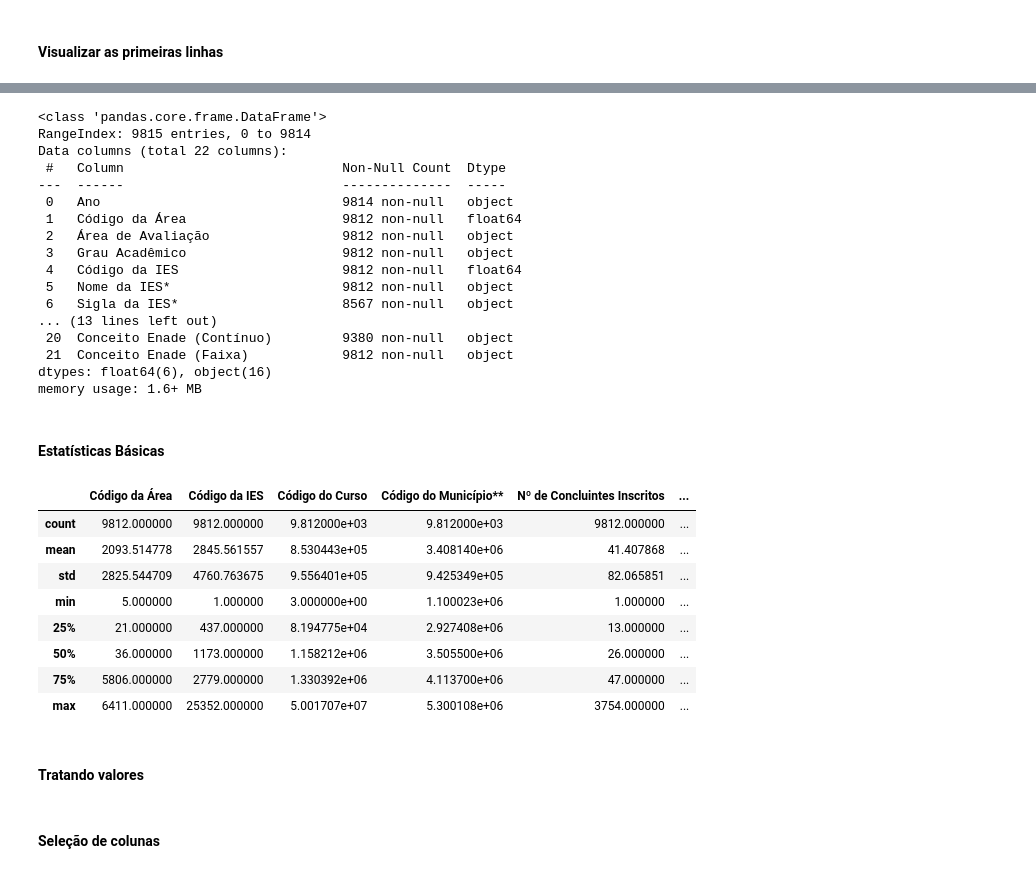
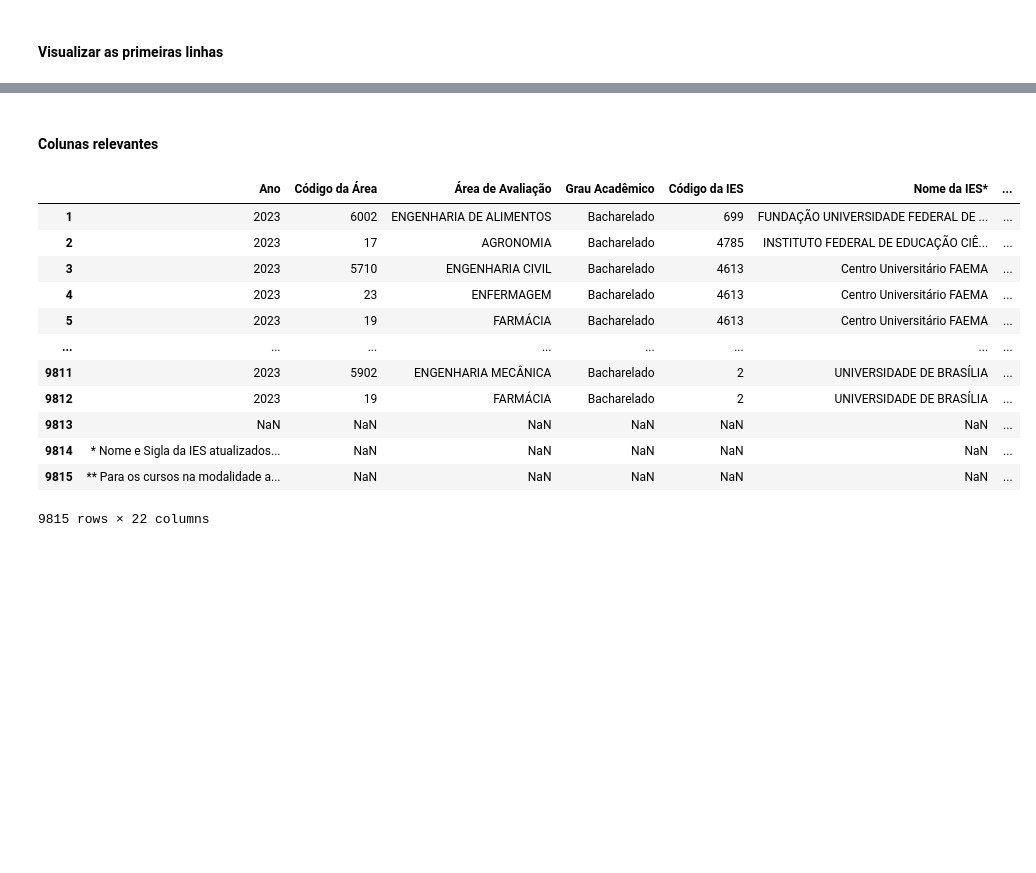
Before and after one commit to VicZambom/DataScience-Formacao4.0, a Jupyter notebook: análiseEducaINEP/notebooks/analise_inep.ipynb, the cells around one changed output, grey strips where cells are left out. Cells and saved outputs as stored; diff of their text form; code cells hidden in the pictures; blank space fills up the shorter version.

Commit message:
Descrição, limpeza, seleção e groupby

```diff
--- a/análiseEducaINEP/notebooks/analise_inep.ipynb
+++ b/análiseEducaINEP/notebooks/analise_inep.ipynb
@@ -12,6 +14,9 @@ import seaborn as sns
 # %%
 import pandas as pd
 
-df = pd.read_csv('enade.csv', sep=';', encoding='latin1')
-df.head()
+df = pd.read_csv('enade.csv', sep=';', encoding='latin1', header=None)
+print(df.head(10).to_string())
+
+df.columns = df.iloc[0]
+df = df[1:]
 # %% [output]
@@ -26,0 +142,2 @@ df.head()
+# %% [markdown]
+#### Colunas relevantes
@@ -27,36 +160,16 @@ df.head()
 # %%
-df.info()
+df
 # %% [output]
+|  | Ano | Código da Área | Área de Avaliação | Grau Acadêmico | Código da IES | Nome da IES* | ... |
+| 1 | 2023 | 6002 | ENGENHARIA DE ALIMENTOS | Bacharelado | 699 | FUNDAÇÃO UNIVERSIDADE FEDERAL DE ... | ... |
+| 2 | 2023 | 17 | AGRONOMIA | Bacharelado | 4785 | INSTITUTO FEDERAL DE EDUCAÇÃO CIÊ... | ... |
+| 3 | 2023 | 5710 | ENGENHARIA CIVIL | Bacharelado | 4613 | Centro Universitário FAEMA | ... |
+| 4 | 2023 | 23 | ENFERMAGEM | Bacharelado | 4613 | Centro Universitário FAEMA | ... |
+| 5 | 2023 | 19 | FARMÁCIA | Bacharelado | 4613 | Centro Universitário FAEMA | ... |
+| ... | ... | ... | ... | ... | ... | ... | ... |
+| 9811 | 2023 | 5902 | ENGENHARIA MECÂNICA | Bacharelado | 2 | UNIVERSIDADE DE BRASÍLIA | ... |
+| 9812 | 2023 | 19 | FARMÁCIA | Bacharelado | 2 | UNIVERSIDADE DE BRASÍLIA | ... |
+| 9813 | NaN | NaN | NaN | NaN | NaN | NaN | ... |
+| 9814 | * Nome e Sigla da IES atualizados... | NaN | NaN | NaN | NaN | NaN | ... |
+| 9815 | ** Para os cursos na modalidade a... | NaN | NaN | NaN | NaN | NaN | ... |
-<class 'pandas.core.frame.DataFrame'>
-RangeIndex: 9815 entries, 0 to 9814
-Data columns (total 22 columns):
- #   Column                            Non-Null Count  Dtype
----  ------                            --------------  -----
- 0   Ano                               9814 non-null   object
- 1   Código da Área                    9812 non-null   float64
- 2   Área de Avaliação                 9812 non-null   object
- 3   Grau Acadêmico                    9812 non-null   object
- 4   Código da IES                     9812 non-null   float64
- 5   Nome da IES*                      9812 non-null   object
- 6   Sigla da IES*                     8567 non-null   object
-... (13 lines left out)
- 20  Conceito Enade (Contínuo)         9380 non-null   object
- 21  Conceito Enade (Faixa)            9812 non-null   object
-dtypes: float64(6), object(16)
-memory usage: 1.6+ MB
+9815 rows × 22 columns
-# %% [markdown]
-#### Estatísticas Básicas
-# %%
-df.describe()
-# %% [output]
-|  | Código da Área | Código da IES | Código do Curso | Código do Município** | Nº de Concluintes Inscritos | ... |
-| count | 9812.000000 | 9812.000000 | 9.812000e+03 | 9.812000e+03 | 9812.000000 | ... |
-| mean | 2093.514778 | 2845.561557 | 8.530443e+05 | 3.408140e+06 | 41.407868 | ... |
-| std | 2825.544709 | 4760.763675 | 9.556401e+05 | 9.425349e+05 | 82.065851 | ... |
-| min | 5.000000 | 1.000000 | 3.000000e+00 | 1.100023e+06 | 1.000000 | ... |
-| 25% | 21.000000 | 437.000000 | 8.194775e+04 | 2.927408e+06 | 13.000000 | ... |
-| 50% | 36.000000 | 1173.000000 | 1.158212e+06 | 3.505500e+06 | 26.000000 | ... |
-| 75% | 5806.000000 | 2779.000000 | 1.330392e+06 | 4.113700e+06 | 47.000000 | ... |
-| max | 6411.000000 | 25352.000000 | 5.001707e+07 | 5.300108e+06 | 3754.000000 | ... |
-# %% [markdown]
-#### Tratando valores
@@ -66,2 +175,0 @@ df = df.dropna()  # Remove linhas com dados faltantes
-# %% [markdown]
-#### Seleção de colunas
```
Also changed, not shown: parts of 29 cells of this notebook.
